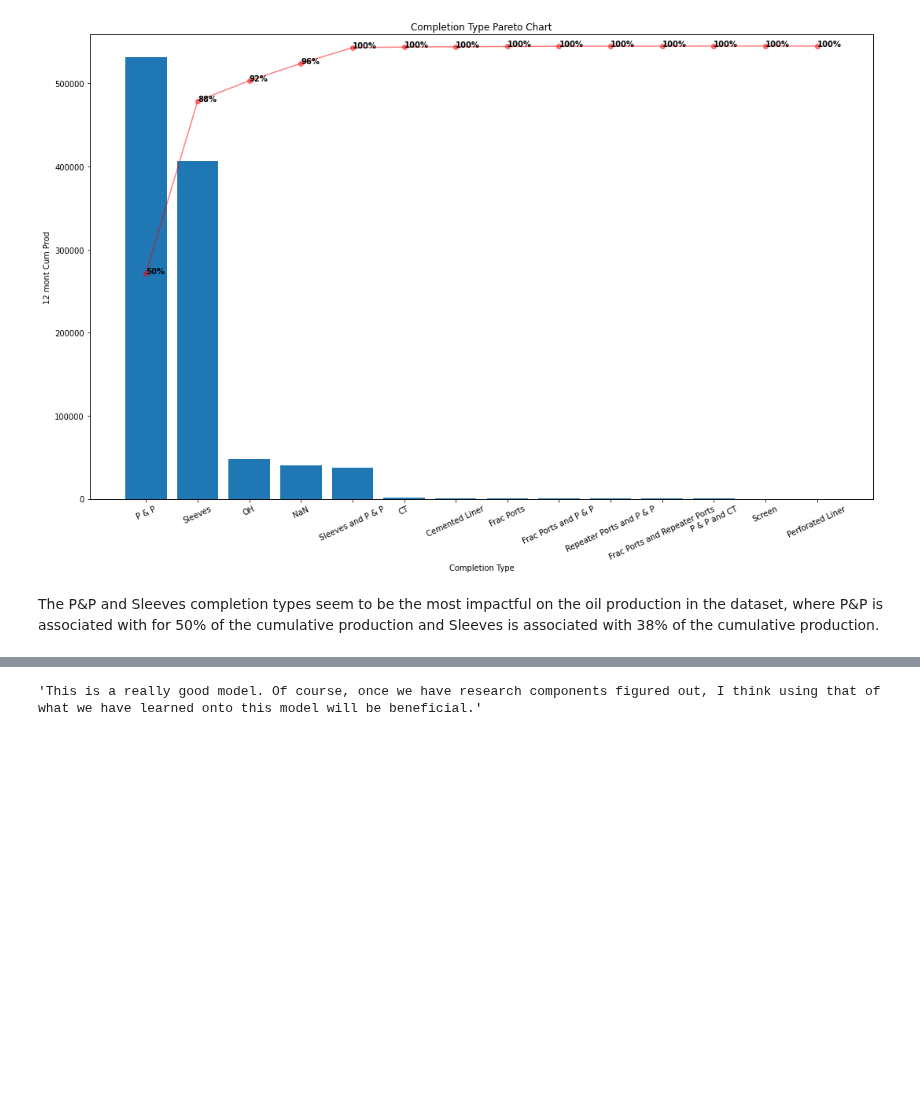
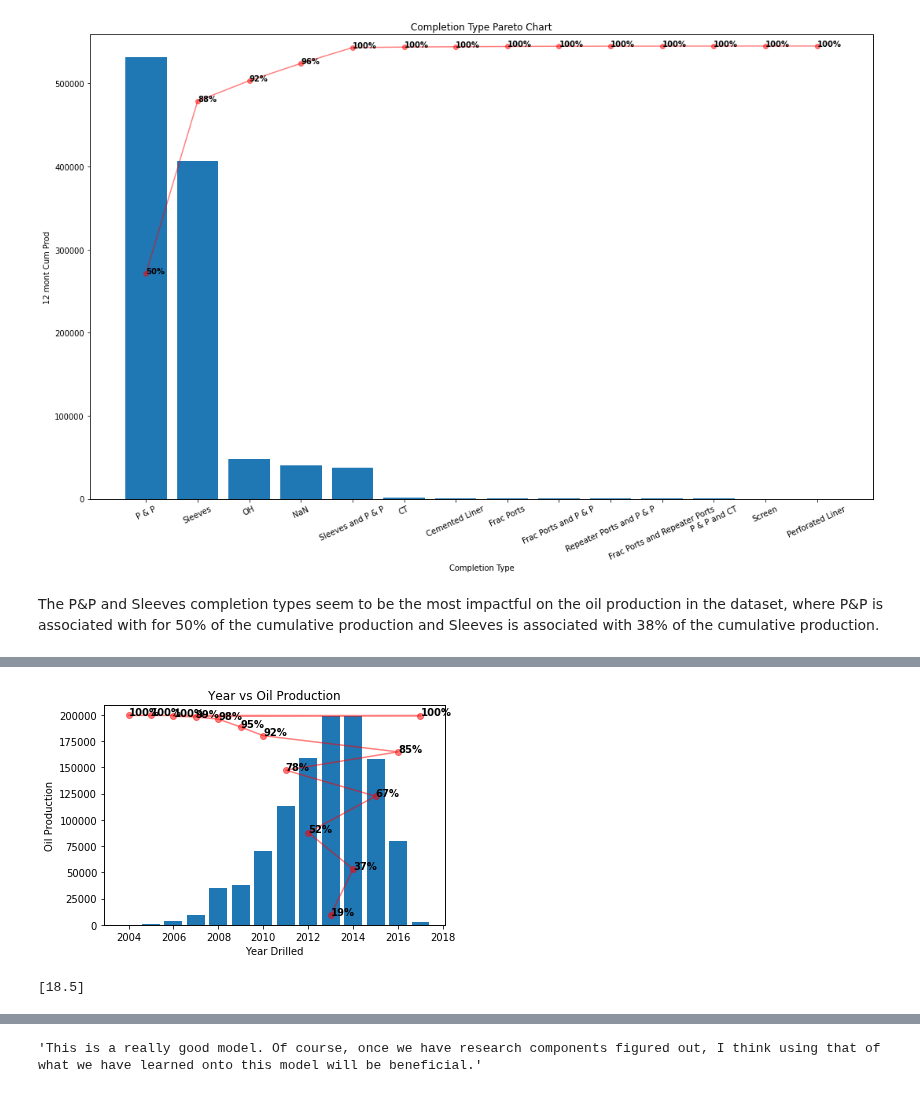
Before and after one commit to FRI-Energy-Analytics/2020_summer_fellows, a Jupyter notebook: Feature Selection - Novel Viz/Model_Testing/Pareto Chart.ipynb, the cells around one changed output, grey strips where cells are left out. Drawn from its saved outputs; the diff is of its cells as text; code cells hidden in the pictures; blank space fills up the shorter version.

```diff
--- a/Feature Selection - Novel Viz/Model_Testing/Pareto Chart.ipynb
+++ b/Feature Selection - Novel Viz/Model_Testing/Pareto Chart.ipynb
@@ -194,0 +337,20 @@ The P&P and Sleeves completion types seem to be the most impactful on the oil pr
+# %%
+#Find Years Drilled and oil production for each year
+DatabaseDF['Year Drilled'].dropna().unique()
+years = [2006., 2005., 2007., 2008., 2004., 2009., 2011., 2012., 2010.,
+       2013., 2014., 2016., 2015., 2017.]
+years.sort()
+year_oilprod = []
+for i in years:
+    year_oilprod.append(oil_prod(i, 'Year Drilled', '12 month Cum Prod'))
+# %%
+#Create dataframe for Pareto Chart with completion types
+df = pd.DataFrame({
+    'Year Drilled': years,
+    'Oil Production': year_oilprod
+})
+# %%
+#Plot pareto chart for each completion type and its counts
+pareto_plot(df, x='Year Drilled', y='Oil Production', title='Year vs Oil Production')
+# %% [output]
+[figure, added]
@@ -194,0 +369,5 @@ The P&P and Sleeves completion types seem to be the most impactful on the oil pr
+# %%
+#Find head tail break for section numberr
+htb(sections)
+# %% [output]
+[18.5]
```
Also changed, not shown: parts of 20 cells of this notebook.
